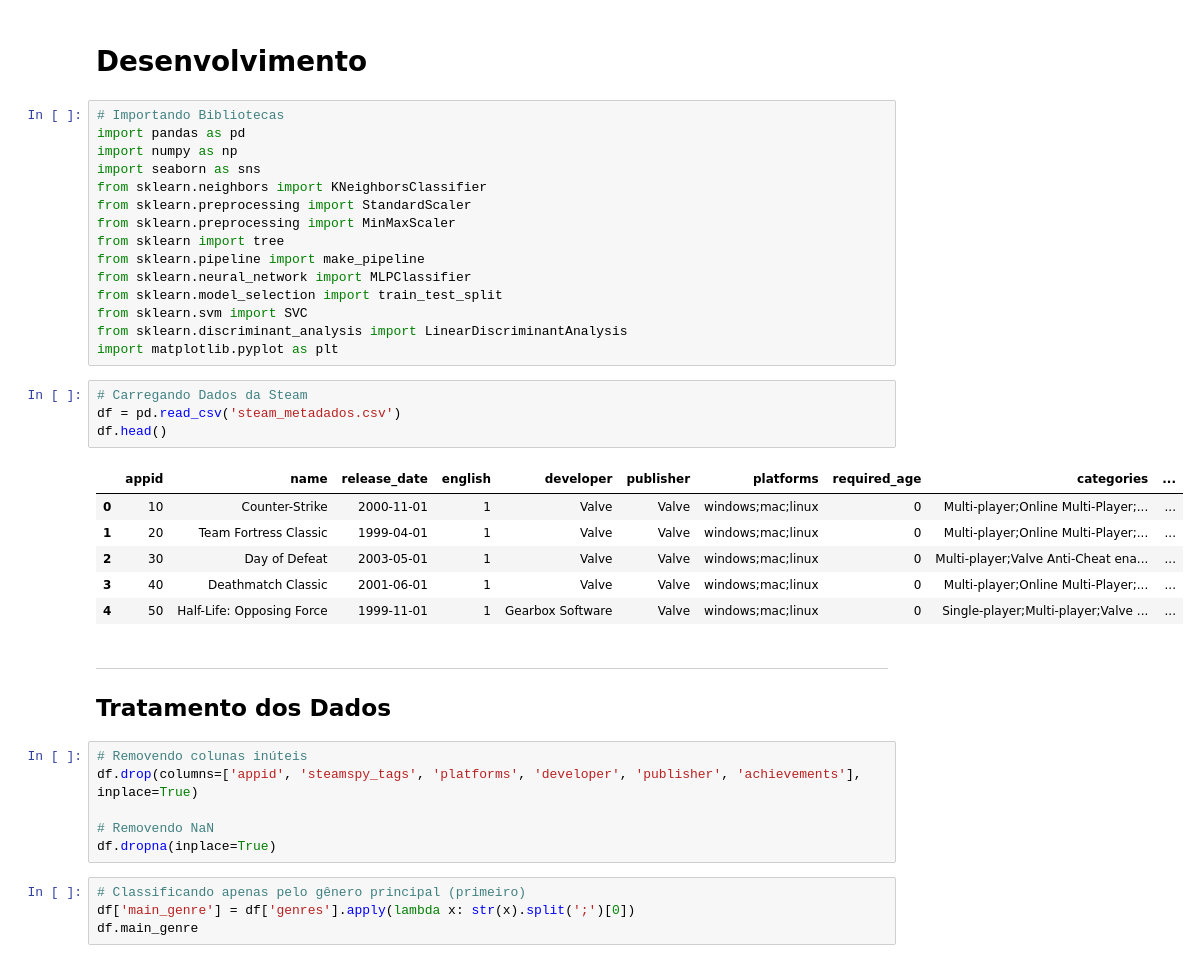
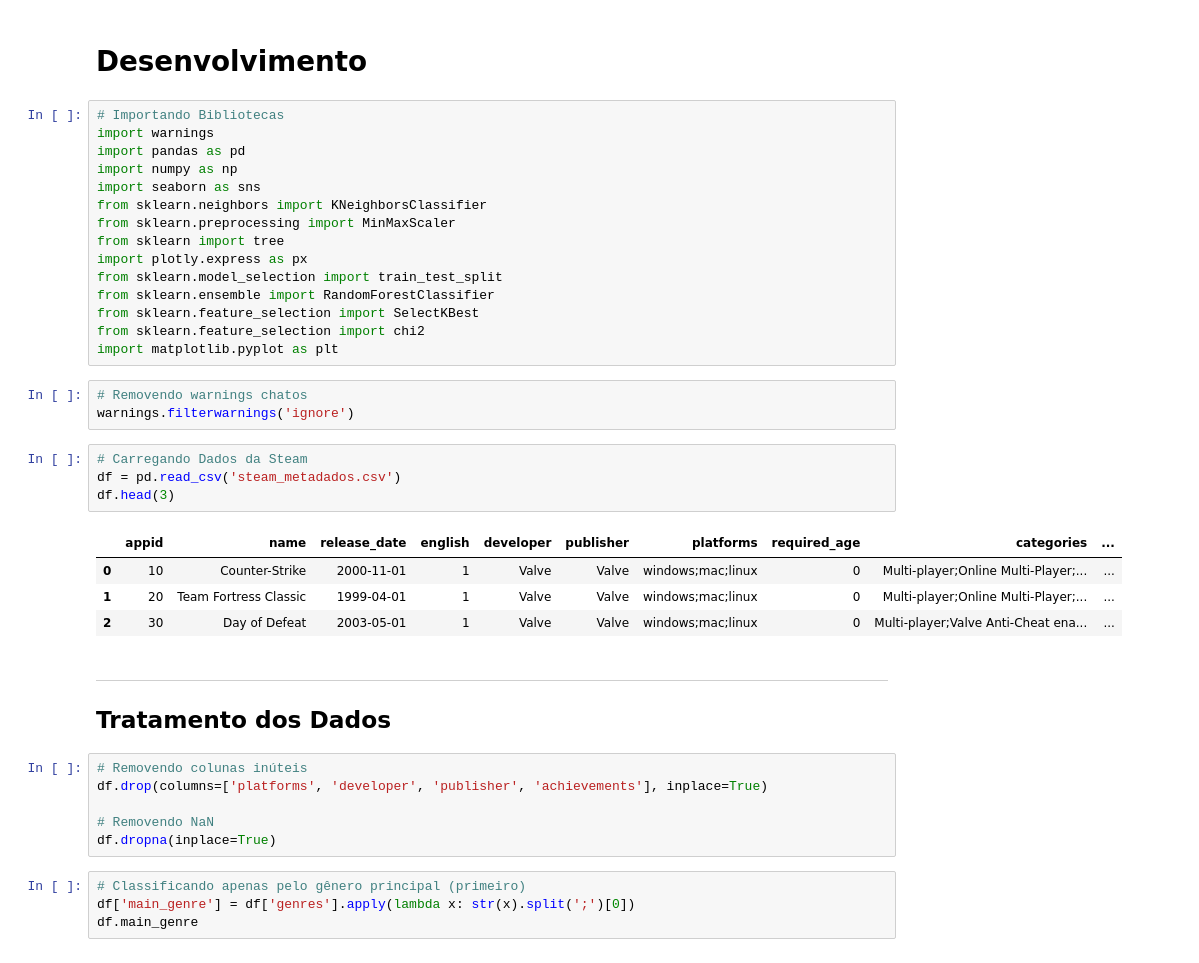
Before and after one commit to ImagineDogs/Trabalho_IA_Mineracao, a Jupyter notebook: data_mining.ipynb, the cells around one changed output. Saved outputs shown, nothing was run; the diff lists cells and outputs as text.

```diff
--- a/data_mining.ipynb
+++ b/data_mining.ipynb
@@ -21,36 +21,37 @@
 # Desenvolvimento
 # %%
 # Importando Bibliotecas
+import warnings
 import pandas as pd
 import numpy as np
 import seaborn as sns
 from sklearn.neighbors import KNeighborsClassifier
-from sklearn.preprocessing import StandardScaler
 from sklearn.preprocessing import MinMaxScaler
 from sklearn import tree
-from sklearn.pipeline import make_pipeline
-from sklearn.neural_network import MLPClassifier
+import plotly.express as px
 from sklearn.model_selection import train_test_split
-from sklearn.svm import SVC
-from sklearn.discriminant_analysis import LinearDiscriminantAnalysis
+from sklearn.ensemble import RandomForestClassifier
+from sklearn.feature_selection import SelectKBest
+from sklearn.feature_selection import chi2
 import matplotlib.pyplot as plt
+# %%
+# Removendo warnings chatos
+warnings.filterwarnings('ignore')
 # %%
 # Carregando Dados da Steam
 df = pd.read_csv('steam_metadados.csv')
-df.head()
+df.head(3)
 # %% [output]
 |  | appid | name | release_date | english | developer | publisher | platforms | required_age | categories | ... |
 | 0 | 10 | Counter-Strike | 2000-11-01 | 1 | Valve | Valve | windows;mac;linux | 0 | Multi-player;Online Multi-Player;... | ... |
 | 1 | 20 | Team Fortress Classic | 1999-04-01 | 1 | Valve | Valve | windows;mac;linux | 0 | Multi-player;Online Multi-Player;... | ... |
 | 2 | 30 | Day of Defeat | 2003-05-01 | 1 | Valve | Valve | windows;mac;linux | 0 | Multi-player;Valve Anti-Cheat ena... | ... |
-| 3 | 40 | Deathmatch Classic | 2001-06-01 | 1 | Valve | Valve | windows;mac;linux | 0 | Multi-player;Online Multi-Player;... | ... |
-| 4 | 50 | Half-Life: Opposing Force | 1999-11-01 | 1 | Gearbox Software | Valve | windows;mac;linux | 0 | Single-player;Multi-player;Valve ... | ... |
 # %% [markdown]
 ---
 ## Tratamento dos Dados
 # %%
 # Removendo colunas inúteis
-df.drop(columns=['appid', 'steamspy_tags', 'platforms', 'developer', 'publisher', 'achievements'], inplace=True)
+df.drop(columns=['platforms', 'developer', 'publisher', 'achievements'], inplace=True)
 
 # Removendo NaN
 df.dropna(inplace=True)
```
Also changed, not shown: parts of 34 cells of this notebook.
